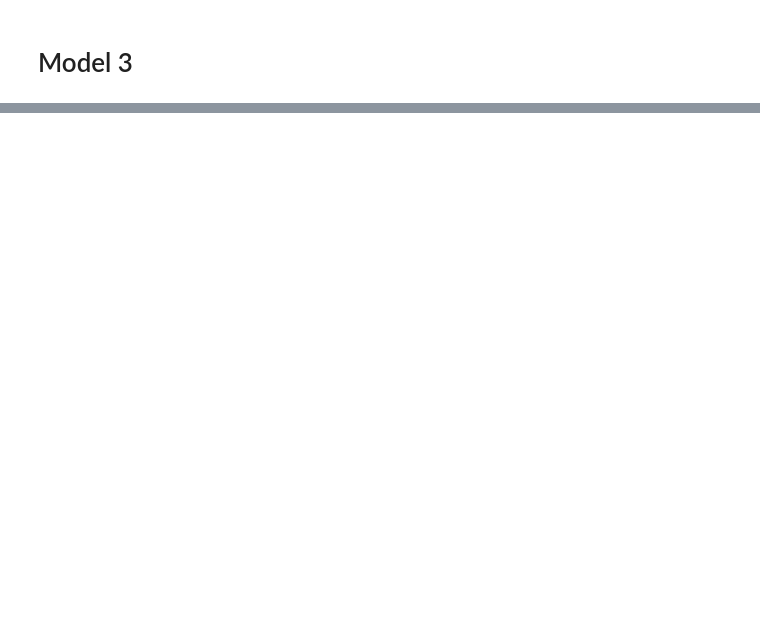
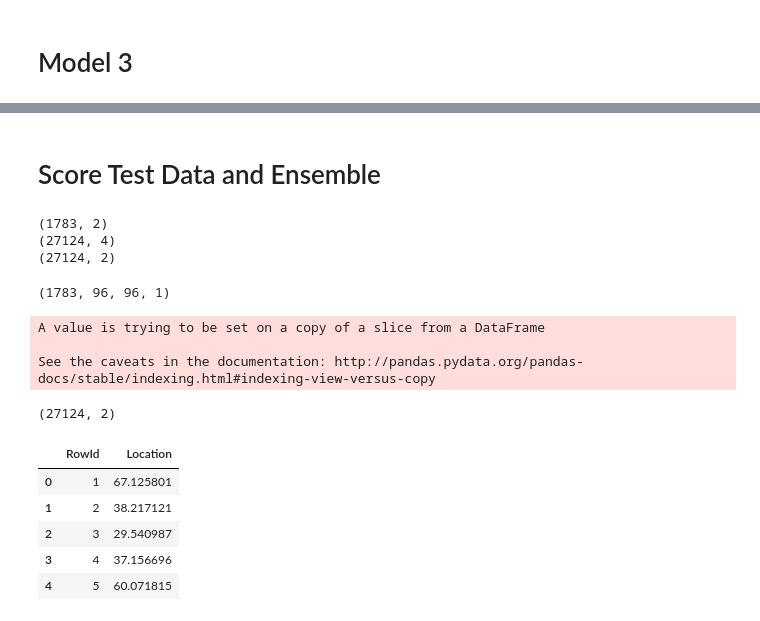
Before and after one commit to catnado/Facial_Key_Points_Detection, a Jupyter notebook: Ensemble.ipynb, the cells around one changed output, grey strips where cells are left out. Saved outputs shown, nothing was run; the diff lists cells and outputs as text; code cells hidden in the pictures; blank space fills up the shorter version.

```diff
--- a/Ensemble.ipynb
+++ b/Ensemble.ipynb
@@ -450,0 +788,2 @@ def create_model(x_train, y_train, n_point):
+# %% [markdown]
+# Score Test Data and Ensemble
@@ -450,0 +793,25 @@ def create_model(x_train, y_train, n_point):
+# %%
+# read in data
+training = pd.read_csv("all/training.csv")
+test = pd.read_csv('all/test.csv')
+lookup = pd.read_csv('all/IdLookupTable.csv')
+sample_submission = pd.read_csv('all/SampleSubmission.csv')
+print(test.shape)
+print(lookup.shape)
+print(sample_submission.shape)
+# %% [output]
+(1783, 2)
+(27124, 4)
+(27124, 2)
+# %%
+# split out image values
+image = []
+for i in range(test.shape[0]):
+    img = test['Image'][i].split(' ')
+    img = ['0' if j == '' else j for j in img]
+    image.append(img)
+
+X_test = np.array(image, dtype = 'float').reshape(-1,96,96,1)
+X_test.shape
+# %% [output]
+(1783, 96, 96, 1)
@@ -450,0 +846,39 @@ def create_model(x_train, y_train, n_point):
+# %%
+# Model 3
+# load models
+model1 = load_model('model1_4pts_try3.h5', custom_objects={'rmse': rmse})
+model2 = load_model('model2_11pts_try3.h5', custom_objects={'rmse': rmse})
+
+# make prediction on test set
+y_test_model1 = model1.predict(X_test, batch_size=None, verbose=0, steps=None)
+y_test_model2 = model2.predict(X_test, batch_size=None, verbose=0, steps=None)
+
+# combine outputs from 2 models
+pts1 = [0,1,2,3,20,21,28,29]
+pts2 = [4,5,6,7,8,9,10,11,12,13,14,15,16,17,18,19,22,23,24,25,26,27]
+y_test = np.zeros((1783,30), dtype=np.float64)
+y_test[:, pts1] = y_test_model1
+y_test[:, pts2] = y_test_model2
+
+# prepare submission
+submission0 = pd.DataFrame(y_test, columns=training.columns[:-1])
+submission1 = pd.concat([test['ImageId'], submission0], axis=1)
+submission2 = pd.melt(submission1, id_vars=['ImageId'], value_vars=training.columns[:-1]).rename \
+    (columns={"variable": "FeatureName", "value": "Location"})
+submission3 = pd.merge(lookup.drop(columns=['Location']), submission2, on=['ImageId','FeatureName'], how='left')
+submission4 = submission3[['RowId', 'Location']]
+submission4['Location'][submission4['Location']>96]=96
+submission4.to_csv('submission_3.csv', index=False)
+print(submission4.shape)
+submission4.head()
+# %% [output]
+A value is trying to be set on a copy of a slice from a DataFrame
+
+See the caveats in the documentation: http://pandas.pydata.org/pandas-docs/stable/indexing.html#indexing-view-versus-copy
+(27124, 2)
+|  | RowId | Location |
+| 0 | 1 | 67.125801 |
+| 1 | 2 | 38.217121 |
+| 2 | 3 | 29.540987 |
+| 3 | 4 | 37.156696 |
+| 4 | 5 | 60.071815 |
```
Also changed, not shown: parts of 29 cells of this notebook, 9 other files.
